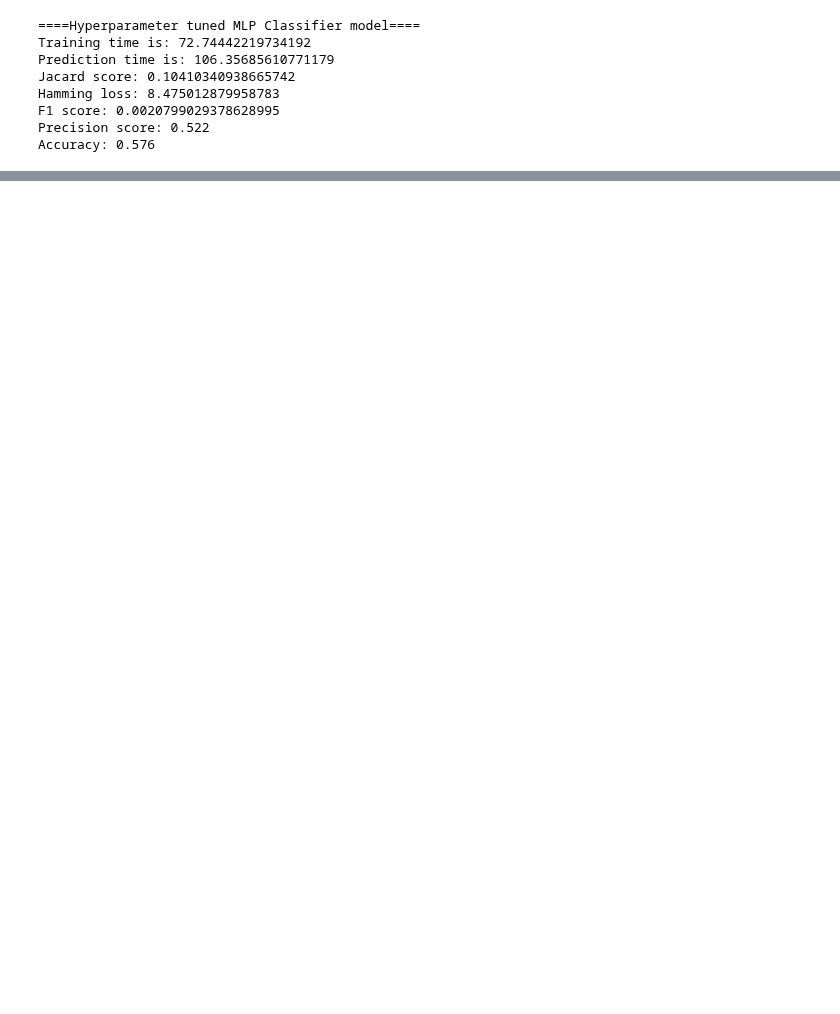
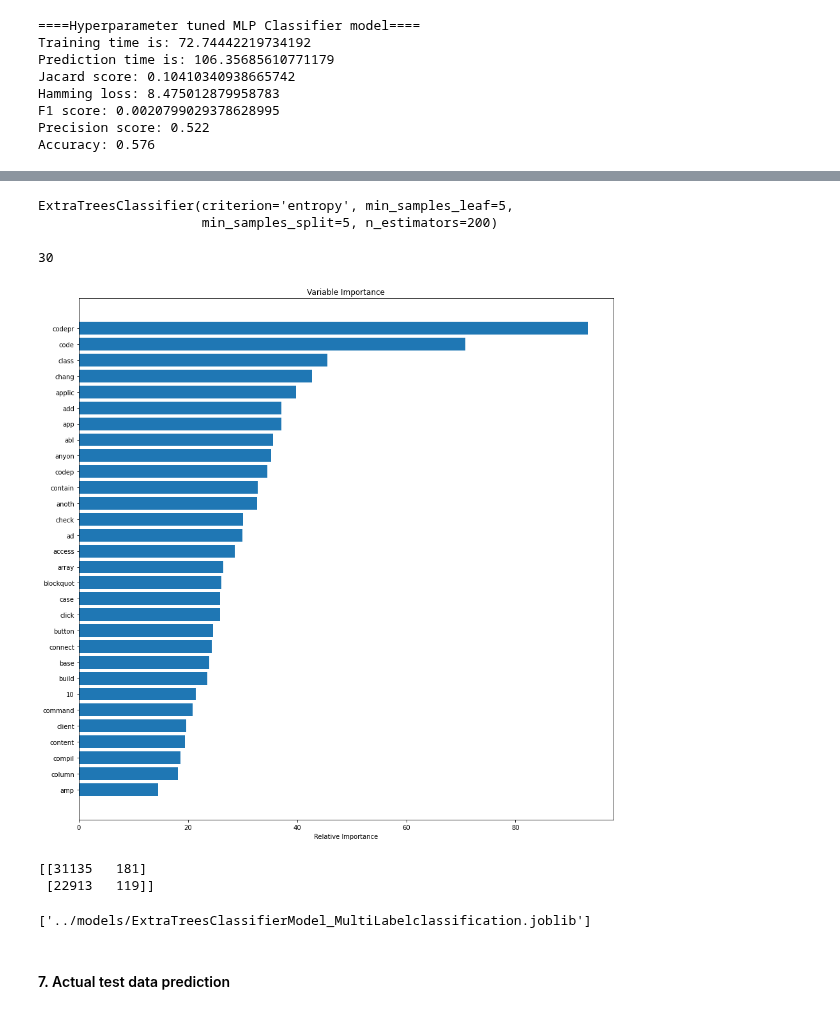
Before and after one commit to shalin4788/Springboard-DS-Track, a Jupyter notebook: Capstone Three_StackOverflow/notebooks/Pre-processing and Training Data Development.ipynb, the cells around one changed output, grey strips where cells are left out. Drawn from its saved outputs; the diff is of its cells as text; code cells hidden in the pictures; blank space fills up the shorter version.

```diff
--- a/Capstone Three_StackOverflow/notebooks/Pre-processing and Training Data Development.ipynb
+++ b/Capstone Three_StackOverflow/notebooks/Pre-processing and Training Data Development.ipynb
@@ -463,9 +463,9 @@ print(train_question_df.shape[0], test_question_df.shape[0])
 # %% [output]
 126811 54348
 # %%
-X_train = train_question_df.loc[:, '10':'write']
-y_train = train_question_df.loc[:, 'Tag1':'Tag5']
-print(X_train.head(2), y_train.head(2))
+X = train_question_df.loc[:, '10':'write']
+y = train_question_df.loc[:, 'Tag1':'Tag5']
+print(X.head(2), y.head(2))
 # %% [output]
         10  abl  access   ad  add       amp     anoth  anyon  app  applic  \
 19281  0.0  0.0     0.0  0.0  0.0  0.000000  0.213059    0.0  0.0     0.0
@@ -541,3 +485,5 @@ print(X_test.head(2), y_test.head(2))
+# %%
+X_train, X_test, y_train, y_test = train_test_split(X, y, test_size =0.3, random_state=42)
 # %% [markdown]
 ## II. Modeling
 # %% [markdown]
@@ -981,0 +758,18 @@ print(unseen_tag_predict_prob)
+# %%
+#https://stackoverflow.com/questions/53827524/python-scikit-learn-mlpclassifier-error-when-putting-in-pipeline
+
+model_etc = Pipeline([('scale',StandardScaler(with_mean=False)),
+                     ('clf',OneVsRestClassifier(ensemble.ExtraTreesClassifier(n_estimators=100,
+                                                                    min_samples_split= 5,
+                                                                    min_samples_leaf= 5)))])
+
+parameters = {'clf__estimator__max_features': [50,100],
+    'clf__estimator__criterion':['gini','entropy']}
+
+gs_cv_model_etc = GridSearchCV(model_etc, parameters, cv=3, n_jobs=-1, scoring=make_scorer(avg_jaccard,greater_is_better=True))
+
+gs_cv_model_etc.fit(X_train, y_train)
+
+print(gs_cv_model_etc.best_estimator_)
+print(gs_cv_model_etc.best_params_)
+print(gs_cv_model_etc.best_score_)
@@ -981,0 +841,40 @@ print(unseen_tag_predict_prob)
+# %%
+etc_final[1].estimator.fit(X_train,y_train)
+# %% [output]
+ExtraTreesClassifier(criterion='entropy', min_samples_leaf=5,
+                     min_samples_split=5, n_estimators=200)
+# %%
+feature_importance = etc_final[1].estimator.feature_importances_
+## make importances relative to max importance
+feature_importance = 100.0 * (feature_importance / feature_importance.max())[:30]
+sorted_idx = np.argsort(feature_importance)[:30]
+
+pos = np.arange(sorted_idx.shape[0]) + .5
+print(pos.size)
+sorted_idx.size
+plt.figure(figsize=(15,15))
+plt.barh(pos, feature_importance[sorted_idx], align='center')
+plt.yticks(pos, X_test.columns[sorted_idx])
+plt.xlabel('Relative Importance(Validation data)', fontsize=10)
+plt.title('Variable Importance')
+plt.savefig("../figures/Variables with most significant feature Importance_validation dataset.png")
+plt.show()
+# %% [output]
+30
+[figure, added]
+# %%
+#https://stackoverflow.com/questions/46953967/multilabel-indicator-is-not-supported-for-confusion-matrix
+
+cm_training = multilabel_confusion_matrix(y_test, y_predictions_etc_final)[0]
+print(cm_training)
+# %% [output]
+[[31135   181]
+ [22913   119]]
+# %%
+import joblib
+
+joblib.dump(etc_final,  '../models/ExtraTreesClassifierModel_MultiLabelclassification.joblib')
+# %% [output]
+['../models/ExtraTreesClassifierModel_MultiLabelclassification.joblib']
+# %% [markdown]
+#### 7. Actual test data prediction
```
Also changed, not shown: parts of 60 cells of this notebook.
